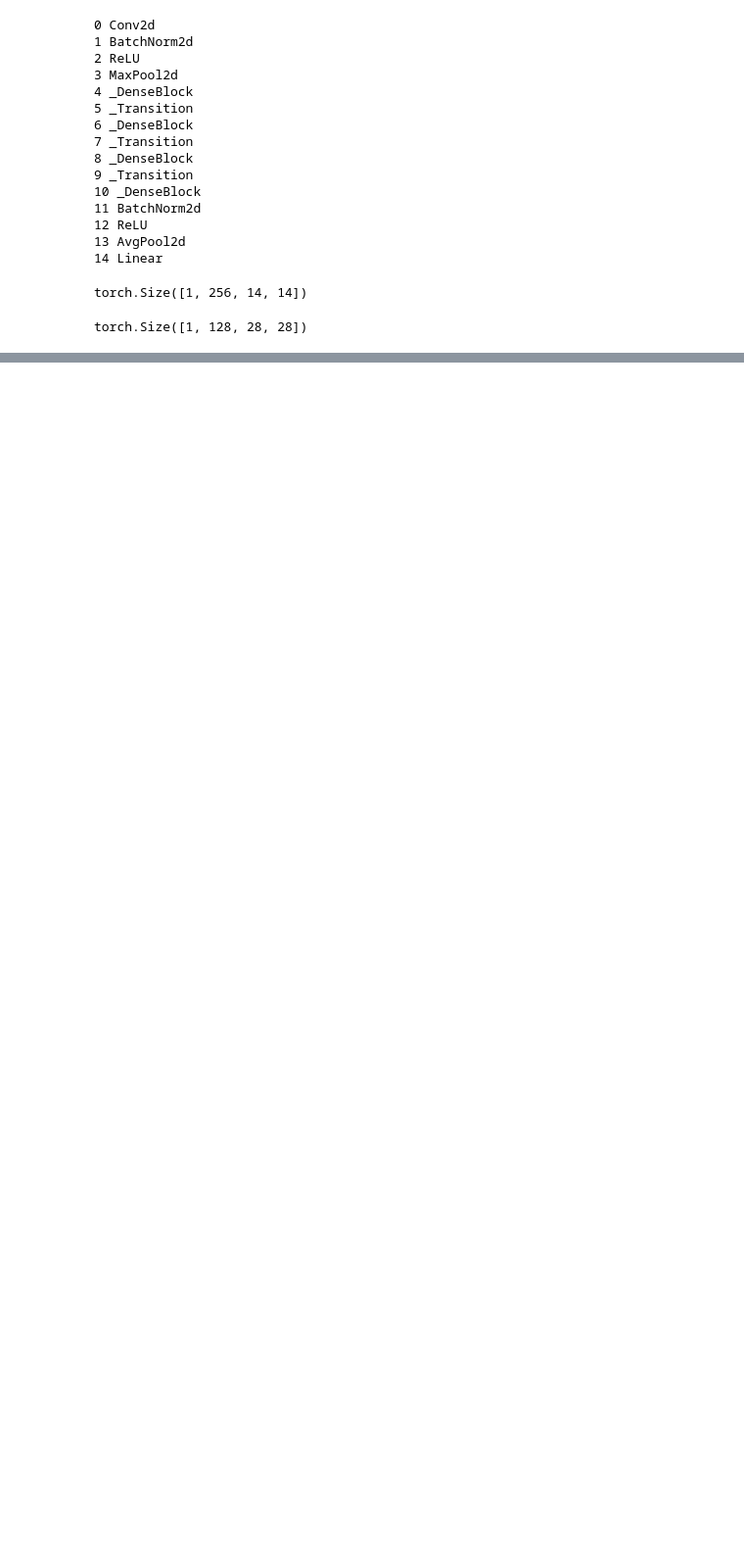
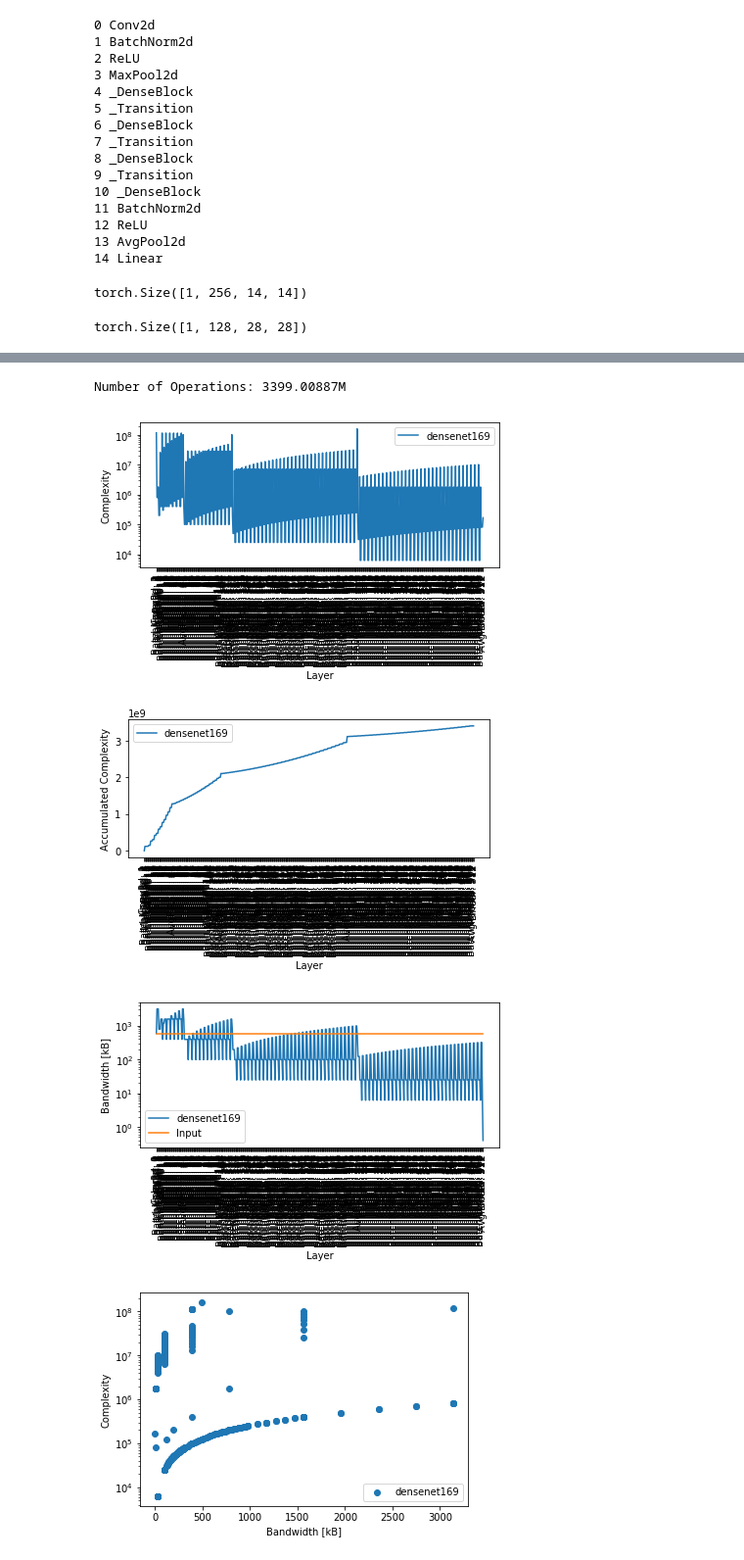
Before and after one commit to yoshitomo-matsubara/head-network-distillation, a Jupyter notebook: src/splittable_point_finder.ipynb, the cells around one changed output, grey strips where cells are left out. Shown: that part at 98% size. Saved outputs shown, nothing was run; the diff lists cells and outputs as text; code cells hidden in the pictures; blank space fills up the shorter version.

```diff
--- a/src/splittable_point_finder.ipynb
+++ b/src/splittable_point_finder.ipynb
@@ -56,0 +79,8 @@ torch.Size([1, 128, 28, 28])
+# %%
+op_count_list, bandwidths, accum_complexities = net_measure_util.calc_model_complexity_and_bandwidth(model, (3, 224, 224), scaled=False, model_name=config['model']['type'])
+# %% [output]
+Number of Operations: 3399.00887M
+[figure, added]
+[figure, added]
+[figure, added]
+[figure, added]
```
Also changed, not shown: parts of 4 cells of this notebook.
